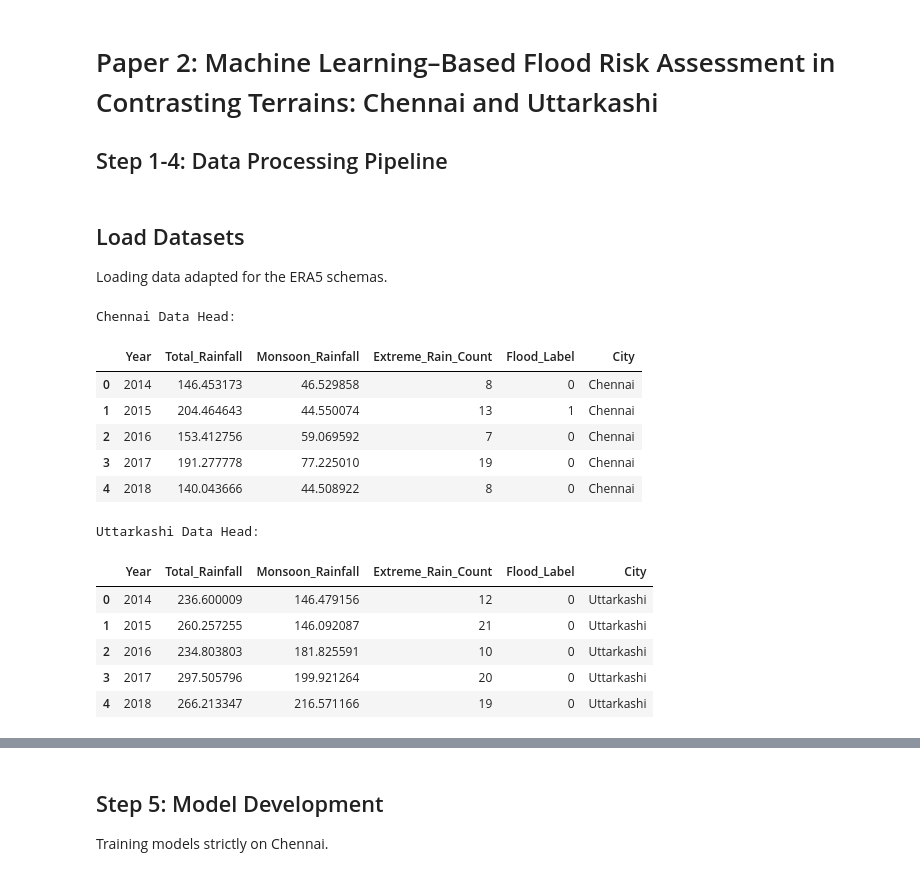
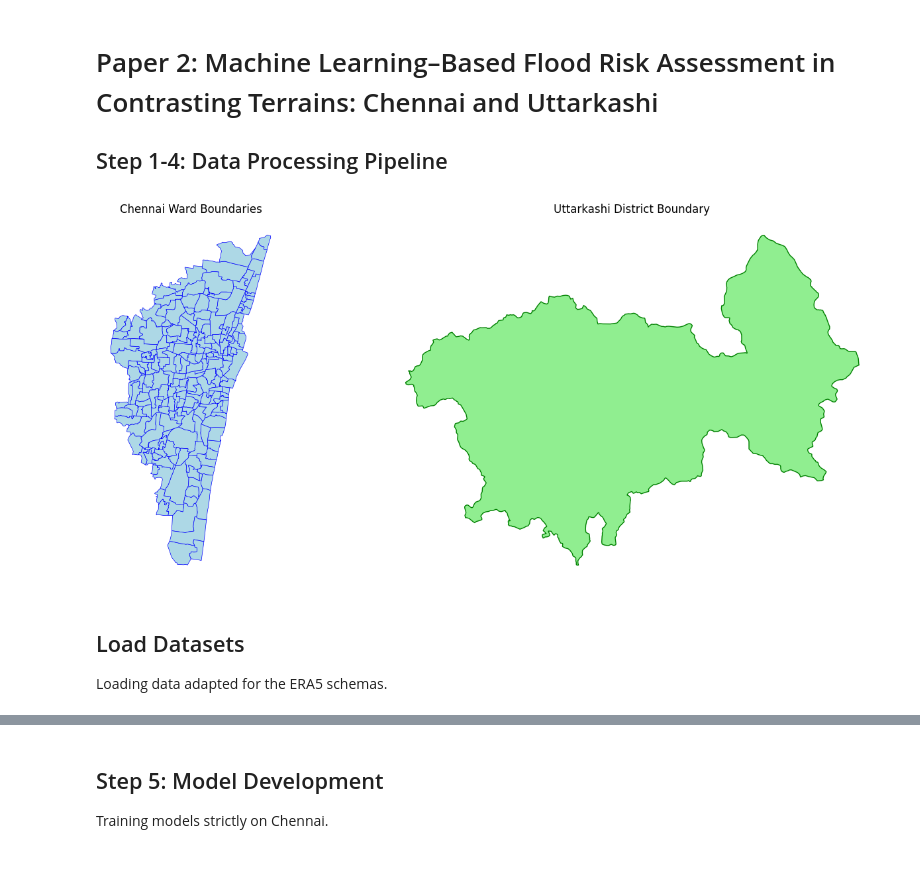
Before and after one commit to shahaarya465/Research-Methodology-6th-Sem, a Jupyter notebook: chennai_uttarkashi.ipynb, the cells around one changed output, grey strips where cells are left out. Drawn from its saved outputs; the diff is of its cells as text; code cells hidden in the pictures.

```diff
--- a/chennai_uttarkashi.ipynb
+++ b/chennai_uttarkashi.ipynb
@@ -71,0 +22,23 @@ def build_final_dataset(filepath, city_name):
+# %%
+# Load the GeoJSON files
+chennai_gdf = gpd.read_file('geojson/Chennai.geojson')
+uk_state_gdf = gpd.read_file('geojson/Uttarakhand.geojson')
+
+# Extract ONLY Uttarkashi from the Uttarakhand state file
+uttarkashi_gdf = uk_state_gdf[uk_state_gdf['Dist_Name'] == 'Uttarkashi']
+
+# Plot to verify boundaries
+fig, axes = plt.subplots(1, 2, figsize=(15, 6))
+
+chennai_gdf.plot(ax=axes[0], color='lightblue', edgecolor='blue', linewidth=0.5)
+axes[0].set_title("Chennai Ward Boundaries")
+axes[0].axis('off')
+
+uttarkashi_gdf.plot(ax=axes[1], color='lightgreen', edgecolor='green')
+axes[1].set_title("Uttarkashi District Boundary")
+axes[1].axis('off')
+
+plt.tight_layout()
+plt.show()
+# %% [output]
+[figure, added]
@@ -72,26 +113,3 @@ def build_final_dataset(filepath, city_name):
 # %% [markdown]
 ## Load Datasets
 Loading data adapted for the ERA5 schemas.
-# %%
-df_chennai = build_final_dataset('chennai.csv', 'Chennai')
-df_val = build_final_dataset('uttarkashi.csv', 'Uttarkashi')
-
-print('\nChennai Data Head:')
-display(df_chennai.head())
-print('\nUttarkashi Data Head:')
-display(df_val.head())
-# %% [output]
-Chennai Data Head:
-|  | Year | Total_Rainfall | Monsoon_Rainfall | Extreme_Rain_Count | Flood_Label | City |
-| 0 | 2014 | 146.453173 | 46.529858 | 8 | 0 | Chennai |
-| 1 | 2015 | 204.464643 | 44.550074 | 13 | 1 | Chennai |
-| 2 | 2016 | 153.412756 | 59.069592 | 7 | 0 | Chennai |
-| 3 | 2017 | 191.277778 | 77.225010 | 19 | 0 | Chennai |
-| 4 | 2018 | 140.043666 | 44.508922 | 8 | 0 | Chennai |
-Uttarkashi Data Head:
-|  | Year | Total_Rainfall | Monsoon_Rainfall | Extreme_Rain_Count | Flood_Label | City |
-| 0 | 2014 | 236.600009 | 146.479156 | 12 | 0 | Uttarkashi |
-| 1 | 2015 | 260.257255 | 146.092087 | 21 | 0 | Uttarkashi |
-| 2 | 2016 | 234.803803 | 181.825591 | 10 | 0 | Uttarkashi |
-| 3 | 2017 | 297.505796 | 199.921264 | 20 | 0 | Uttarkashi |
-| 4 | 2018 | 266.213347 | 216.571166 | 19 | 0 | Uttarkashi |
```
Also changed, not shown: parts of 13 cells of this notebook, 6 other files.
